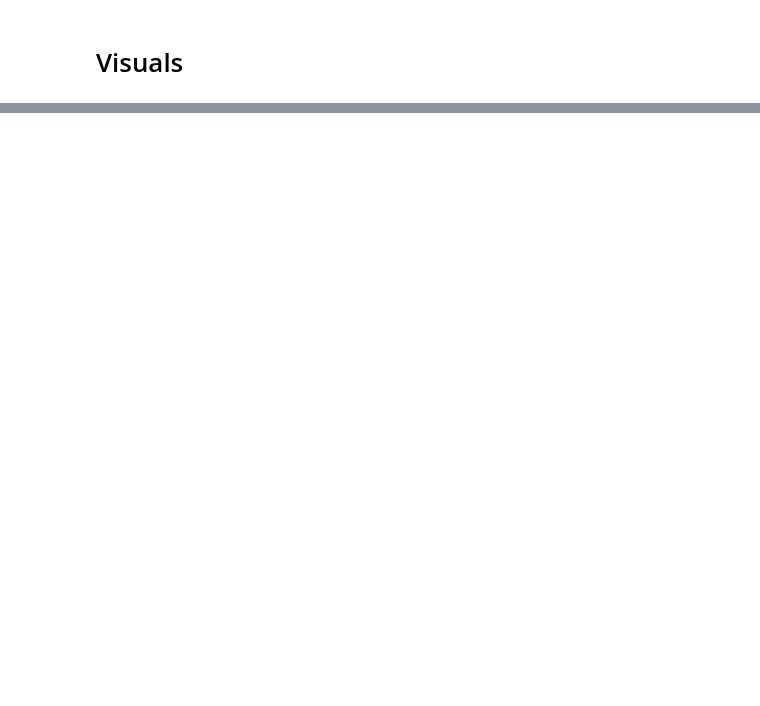
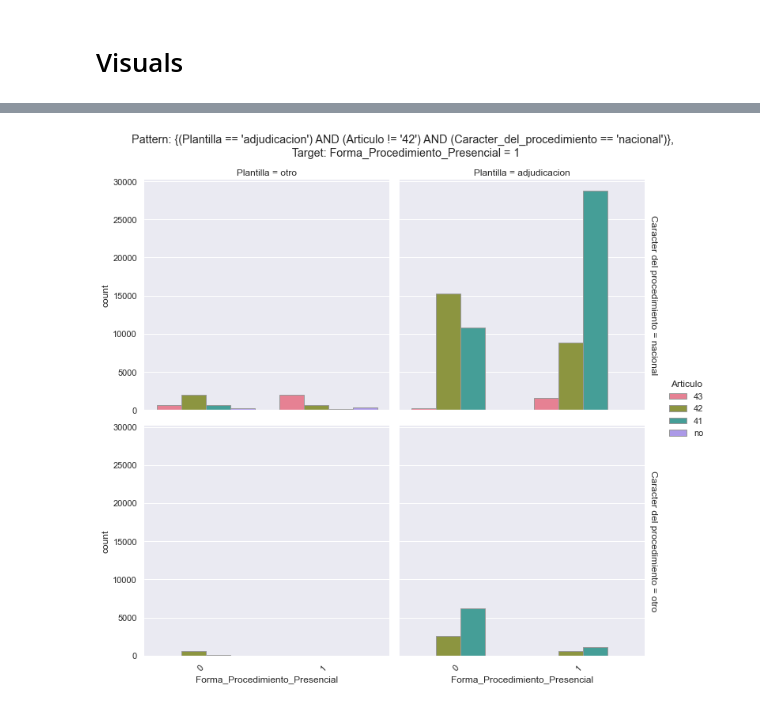
Before and after one commit to ML-Group-Col/Exped_Visualizations, a Jupyter notebook: visuals_dany.ipynb, the cells around one changed output, grey strips where cells are left out. Saved outputs shown, nothing was run; the diff lists cells and outputs as text; code cells hidden in the pictures; blank space fills up the shorter version.

```diff
--- a/visuals_dany.ipynb
+++ b/visuals_dany.ipynb
@@ -385,0 +83,8 @@ def catscatter(df,colx,coly,cols,color=['grey','black'],ratio=10,font='Helvetica
+# %%
+pattern_title = "{(Plantilla == 'adjudicacion') AND (Articulo != '42') AND (Caracter_del_procedimiento == 'nacional')}"
+variables = [('Articulo','42'),('Plantilla','adjudicacion') ,('Caracter del procedimiento','nacional')]
+target = 'Forma_Procedimiento_Presencial'
+target_val = '1'
+cat_plot_variable(db, target,  target_val, variables,  pattern_title, pal = 'husl')
+# %% [output]
+[figure, added]
```
Also changed, not shown: parts of 32 cells of this notebook, 1 other file.
